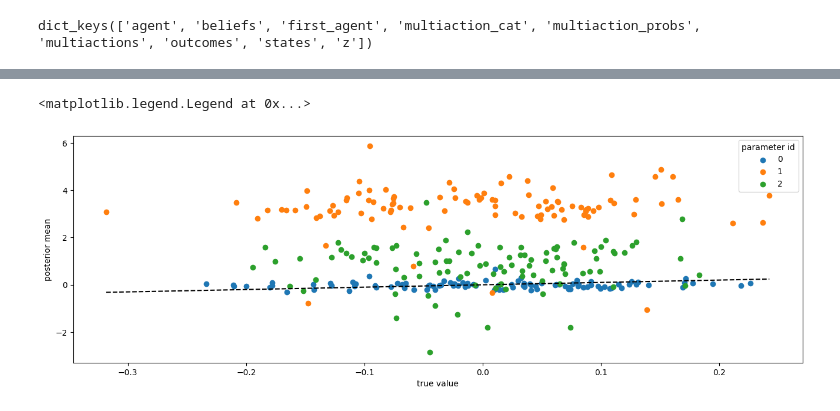
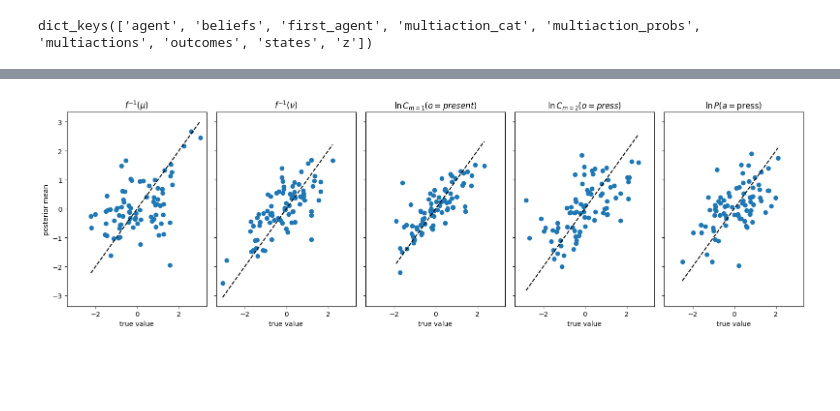
Before and after one commit to dimarkov/pybefit, a Jupyter notebook: examples/pymdp/simulating_and_fitting_agency_task.ipynb, the cells around one changed output, grey strips where cells are left out. Cells and saved outputs as stored; diff of their text form; code cells hidden in the pictures; blank space fills up the shorter version.

```diff
--- a/examples/pymdp/simulating_and_fitting_agency_task.ipynb
+++ b/examples/pymdp/simulating_and_fitting_agency_task.ipynb
@@ -436,9 +435,0 @@ plt.plot(results.losses)
-# %%
-plt.figure(figsize=(16, 5))
-for i in range(3):
-    plt.scatter(z[:, i], mcmc_samples["z"].mean(0)[:, i], label=i)
-
-plt.plot((z.min(), z.max()), (z.min(), z.max()), "k--")
-plt.ylabel("posterior mean")
-plt.xlabel("true value")
-plt.legend(title="parameter id")
@@ -448,12 +436,21 @@ plt.legend(title="parameter id")
-# %%
-plt.figure(figsize=(16, 5))
-for i in range(3):
-    plt.scatter(z[:, i], svi_samples["z"].mean(0)[:, i], label=i)
-
-plt.plot((z.min(), z.max()), (z.min(), z.max()), "k--")
-plt.ylabel("posterior mean")
-plt.xlabel("true value")
-plt.legend(title="parameter id")
-# %% [output]
-<matplotlib.legend.Legend at 0x...>
-[figure, removed]
+# %%
+param_label = [
+    r"$f^{-1}(\mu)$",
+    r"$f^{-1}(\nu)$",
+    r"$\ln C_{m=1}(o=present)$",
+    r"$\ln C_{m=2}(o=press)$",
+    r"$\ln P(a=\text{press})$",
+]
+z = samples["z"][0]
+fig, axes = plt.subplots(1, z.shape[-1], figsize=(16, 5), sharex=True, sharey=True)
+
+for i in range(z.shape[-1]):
+    axes[i].scatter(z[:, i], svi_samples["z"].mean(0)[:, i], label=i)
+    axes[i].plot((z[:, i].min(), z[:, i].max()), (z[:, i].min(), z[:, i].max()), "k--")
+    axes[i].set_xlabel("true value")
+    axes[i].set_title(param_label[i])
+
+axes[0].set_ylabel("posterior mean")
+fig.tight_layout()
+# %% [output]
+[figure, added]
```
Also changed, not shown: parts of 17 cells of this notebook.
